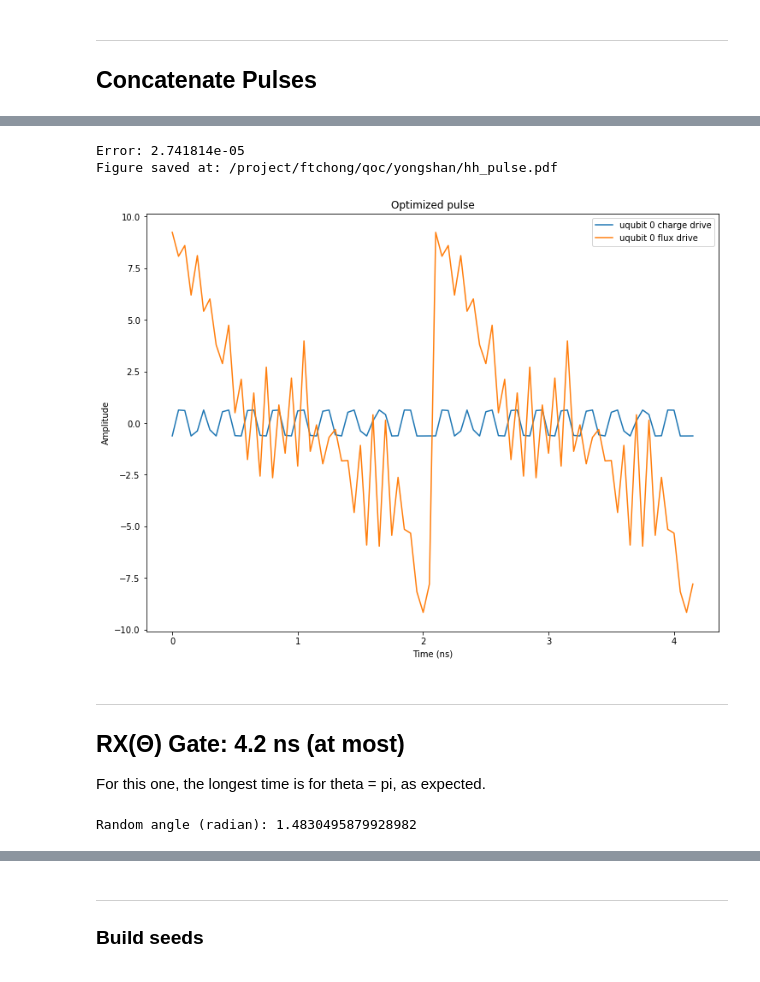
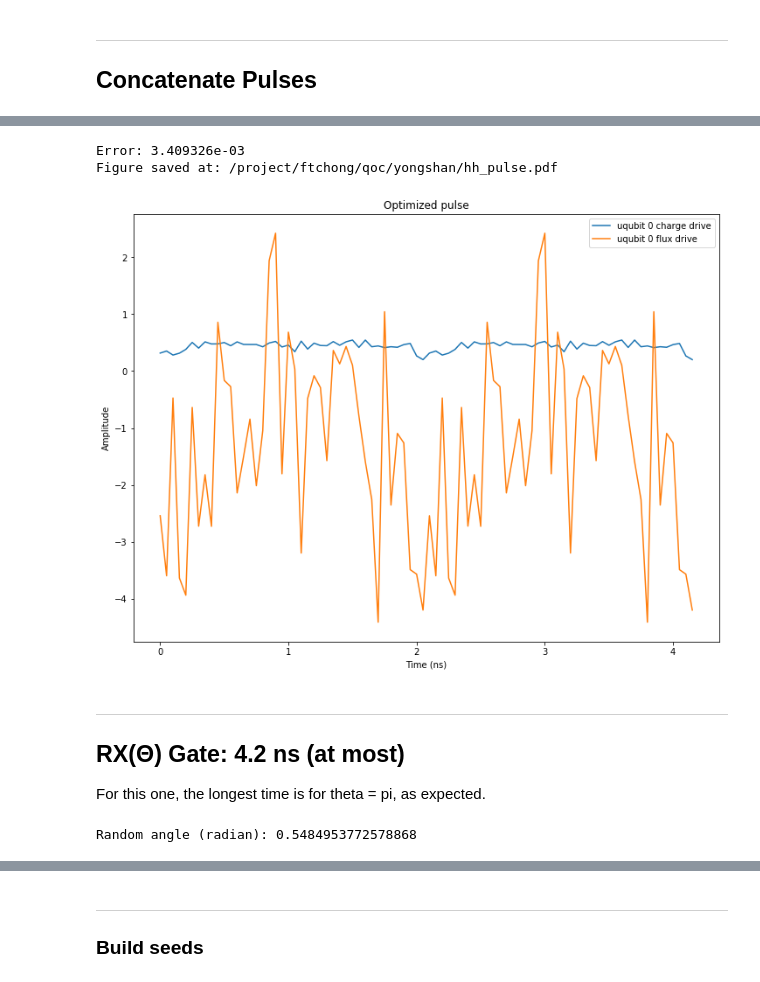
Before and after one commit to epiqc/PartialCompilation, a Jupyter notebook: experiments/Gate_Seeds.ipynb, the cells around one changed output, grey strips where cells are left out. Saved outputs shown, nothing was run; the diff lists cells and outputs as text; code cells hidden in the pictures.

Commit message:
Fixes due to grape and hamiltonian changes

```diff
--- a/experiments/Gate_Seeds.ipynb
+++ b/experiments/Gate_Seeds.ipynb
@@ -178,10 +175,10 @@ data saved at: /project/ftchong/qoc/yongshan/00035_Feb21.h5
 # %%
-fname_hh = '/project/ftchong/qoc/yongshan/00026_Feb21.h5' # Change me
+fname_hh = '/project/ftchong/qoc/yongshan/00004_Mar10.h5' # Change me
 util.plot_pulse_from_file(fname_hh, save_plot=True, file_name='hh_pulse')
 # %% [output]
-Error: 2.741814e-05
+Error: 3.409326e-03
 Figure saved at: /project/ftchong/qoc/yongshan/hh_pulse.pdf
-[figure, old version]
+[figure, new version]
 # %% [markdown]
 ---
 ## RX(Θ) Gate: 4.2 ns (at most)
@@ -189,17 +186,17 @@ For this one, the longest time is for theta = pi, as expected.
 # %%
 N = 1
 connected_qubit_pairs = []
-H0 = hamiltonian.get_H0(N, d, connected_qubit_pairs)
-Hops, Hnames = hamiltonian.get_Hops_and_Hnames(N, d)
+H0 = hamiltonian.get_H0(N, d)
+Hops, Hnames = hamiltonian.get_Hops_and_Hnames(N, d, connected_qubit_pairs)
 states_concerned_list = hamiltonian.get_full_states_concerned_list(N, d)
-maxA = hamiltonian.get_maxA(N, d)
+maxA = hamiltonian.get_maxA(N, d, connected_qubit_pairs)
 theta = np.random.rand() * np.pi
 print("Random angle (radian): " + str(theta))
 U = np.array([[np.cos(theta / 2.0), np.sin(theta / 2.0) * -1j], [np.sin(theta / 2.0) * -1j, np.cos(theta / 2.0)]])
 U = transmon_gate(U, d)
 reg_coeffs = {}
 # %% [output]
-Random angle (radian): 1.4830495879928982
+Random angle (radian): 0.5484953772578868
 # %%
 total_time = 4.2
 steps = int(total_time * 20)
```
Also changed, not shown: parts of 11 cells of this notebook, 1 other file.
